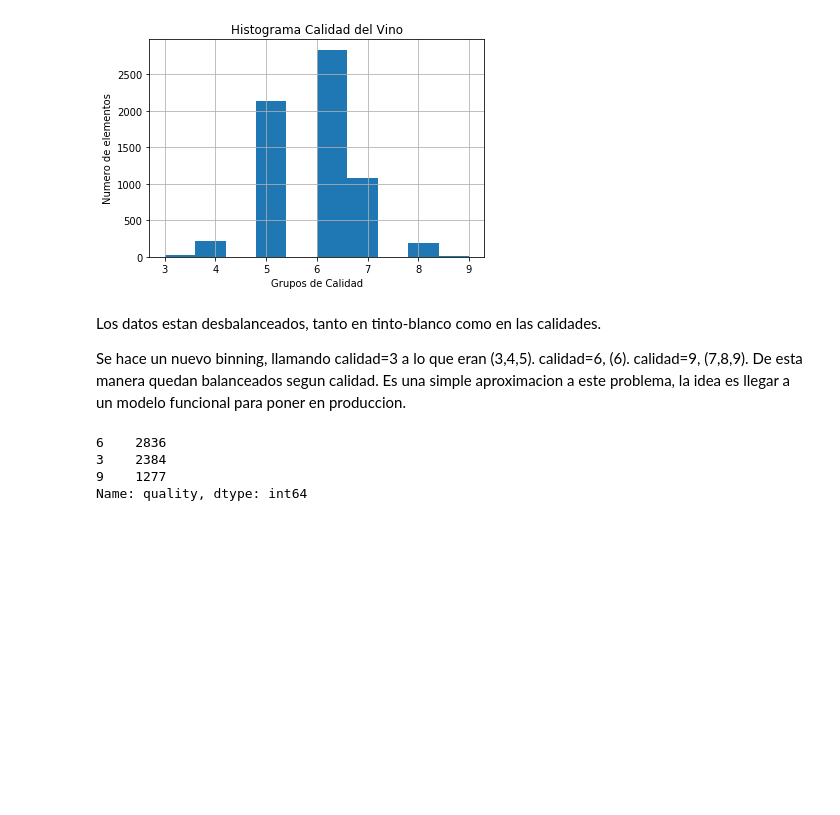
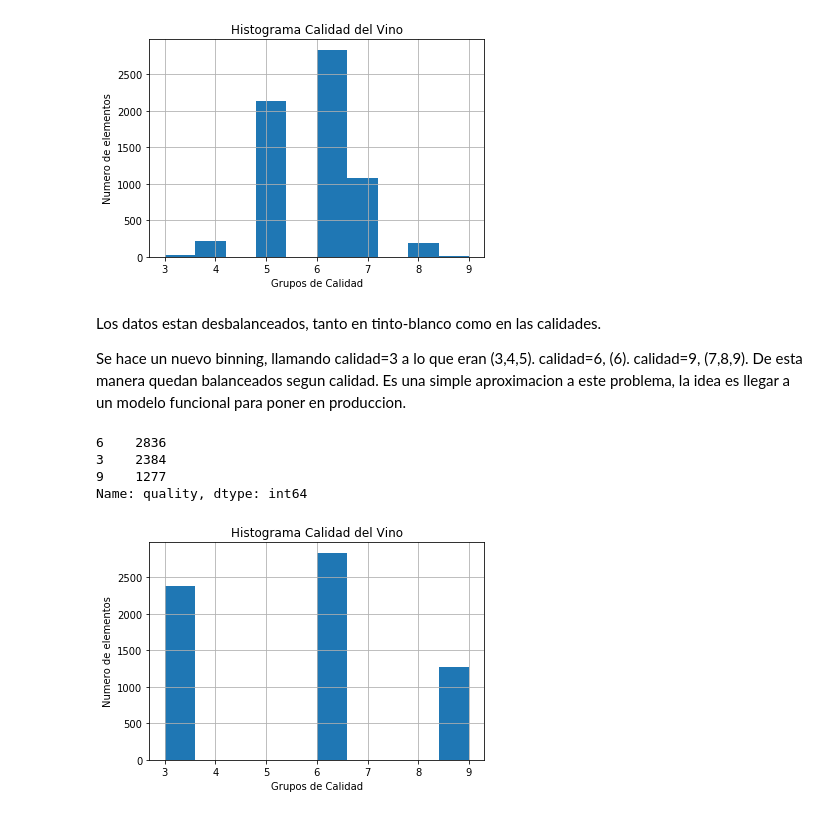
Before and after one commit to YonatanRA/web_apps_python, a Jupyter notebook: Vino app/v1/Vino - Clasificacion.ipynb, the cells around one changed output. Drawn from its saved outputs; the diff is of its cells as text; code cells hidden in the pictures; blank space fills up the shorter version.

Commit message:
vino

```diff
--- a/Vino app/v1/Vino - Clasificacion.ipynb
+++ b/Vino app/v1/Vino - Clasificacion.ipynb
@@ -155,3 +156,11 @@ print(vino.quality.value_counts())
 3    2384
 9    1277
 Name: quality, dtype: int64
+# %%
+vino.quality.hist()
+plt.title('Histograma Calidad del Vino')
+plt.xlabel('Grupos de Calidad')
+plt.ylabel('Numero de elementos')
+plt.show();
+# %% [output]
+[figure, added]
```
Also changed, not shown: parts of 10 cells of this notebook, 1 other file.
